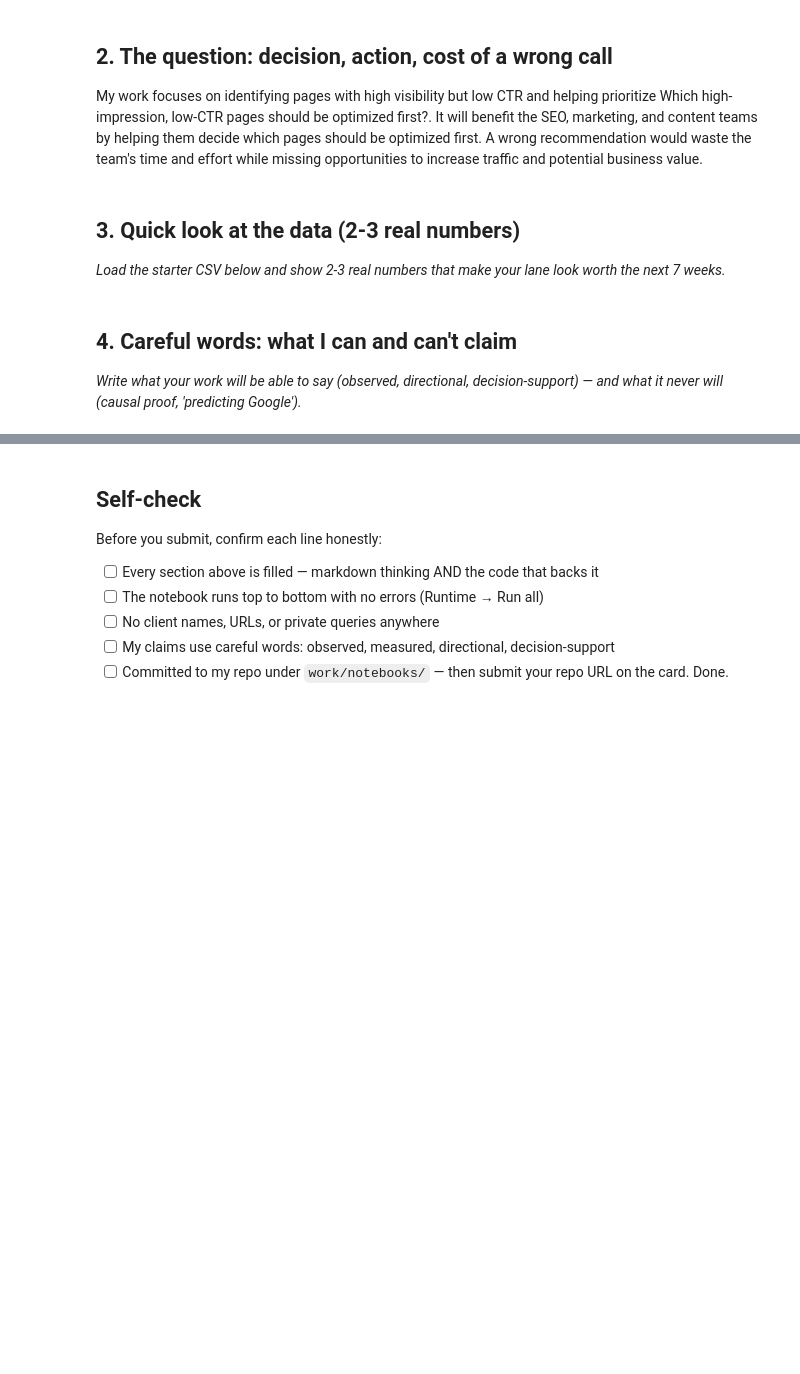
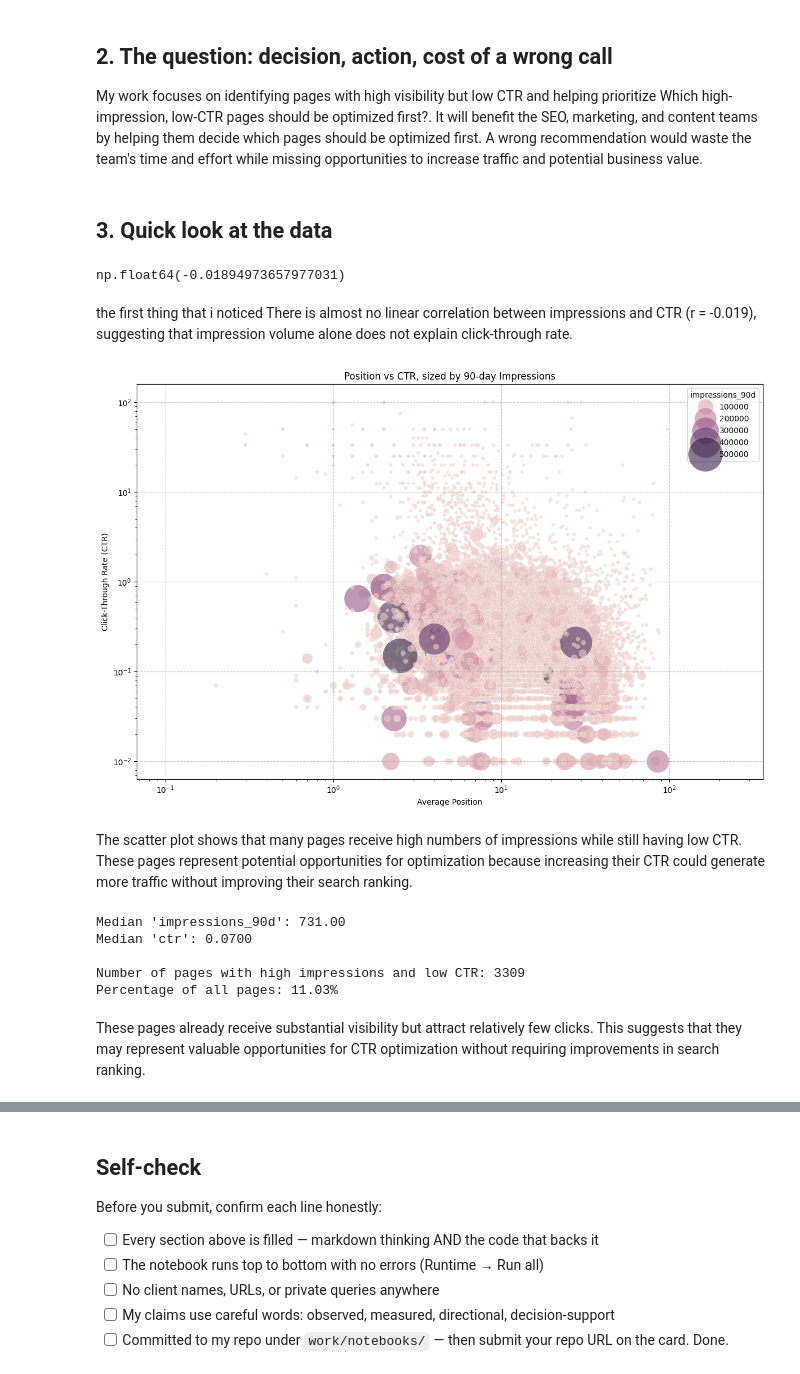
Before and after one commit to YosraHilmi/Fly-Rank-Internship, a Jupyter notebook: work/notebooks/w01_research_question.ipynb, the cells around one changed output, grey strips where cells are left out. Cells and saved outputs as stored; diff of their text form; code cells hidden in the pictures; blank space fills up the shorter version.

```diff
--- a/work/notebooks/w01_research_question.ipynb
+++ b/work/notebooks/w01_research_question.ipynb
@@ -23,6 +17,4 @@ My work focuses on identifying pages with high visibility but low CTR and helpin
 It will benefit the SEO, marketing, and content teams by helping them decide which pages should be optimized first.
 A wrong recommendation would waste the team's time and effort while missing opportunities to increase traffic and potential business value.
 # %% [markdown]
-## 3. Quick look at the data (2-3 real numbers)
-
-*Load the starter CSV below and show 2-3 real numbers that make your lane look worth the next 7 weeks.*
+## 3. Quick look at the data
@@ -32,7 +21,70 @@ A wrong recommendation would waste the team's time and effort while missing oppo
-# %% [markdown]
-## 4. Careful words: what I can and can't claim
-
-*Write what your work will be able to say (observed, directional, decision-support) — and what it never will (causal proof, 'predicting Google').*
 # %%
-# This cell is for CODE (numbers, a query, a check).
-# Write your text answer in the cell ABOVE this one — typing sentences here breaks Run All.
+import pandas as pd
+
+url = "https://raw.githubusercontent.com/YosraHilmi/Fly-Rank-Internship/main/data/raw/content_refresh_anonymized.csv"
+df = pd.read_csv(url)
+
+df["impressions_90d"].corr(df["ctr"])
+# %% [output]
+np.float64(-0.01894973657977031)
+# %% [markdown]
+the first thing that i noticed There is almost no linear correlation between impressions and CTR (r = -0.019), suggesting that impression volume alone does not explain click-through rate.
+# %%
+import matplotlib.pyplot as plt
+import seaborn as sns
+
+# Create the scatter plot
+fig = plt.figure(figsize=(12, 8))
+sns.scatterplot(
+    data=df,
+    x='avg_position',
+    y='ctr',
+    size='impressions_90d', # Size points by impressions
+    hue='impressions_90d', # Color points by impressions (optional, for better visual distinction)
+    sizes=(20, 2000), # Define the range of sizes for the points
+    alpha=0.6, # Make points slightly transparent to see overlaps
+    legend='brief' # Show a brief legend for the size
+)
+
+plt.title('Position vs CTR, sized by 90-day Impressions')
+plt.xlabel('Average Position')
+plt.ylabel('Click-Through Rate (CTR)')
+plt.xscale('log') # Use a log scale for average position if values are highly skewed
+plt.yscale('log') # Use a log scale for CTR if values are highly skewed
+plt.grid(True, linestyle='--', alpha=0.7)
+plt.tight_layout()
+plt.show()
+# %% [output]
+[figure, added]
+# %% [markdown]
+The scatter plot shows that many pages receive high numbers of impressions while still having low CTR. These pages represent potential opportunities for optimization because increasing their CTR could generate more traffic without improving their search ranking.
+# %%
+# Calculate the median values for 'impressions_90d' and 'ctr'
+median_impressions = df['impressions_90d'].median()
+median_ctr = df['ctr'].median()
+
+print(f"Median 'impressions_90d': {median_impressions:.2f}")
+print(f"Median 'ctr': {median_ctr:.4f}")
+
+# Identify pages with impressions_90d greater than the median and ctr lower than the median
+opportunity_pages = df[
+    (df['impressions_90d'] > median_impressions) &
+    (df['ctr'] < median_ctr)
+]
+
+# Count the number of such pages
+count_opportunity_pages = len(opportunity_pages)
+
+# Calculate the percentage of such pages relative to all pages
+percentage_opportunity_pages = (count_opportunity_pages / len(df)) * 100
+
+print(f"\nNumber of pages with high impressions and low CTR: {count_opportunity_pages}")
+print(f"Percentage of all pages: {percentage_opportunity_pages:.2f}%")
+# %% [output]
+Median 'impressions_90d': 731.00
+Median 'ctr': 0.0700
+
+Number of pages with high impressions and low CTR: 3309
+Percentage of all pages: 11.03%
+# %% [markdown]
+These pages already receive substantial visibility but attract relatively few clicks. This suggests that they may represent valuable opportunities for CTR optimization without requiring improvements in search ranking.
```
Also changed, not shown: parts of 5 cells of this notebook.
